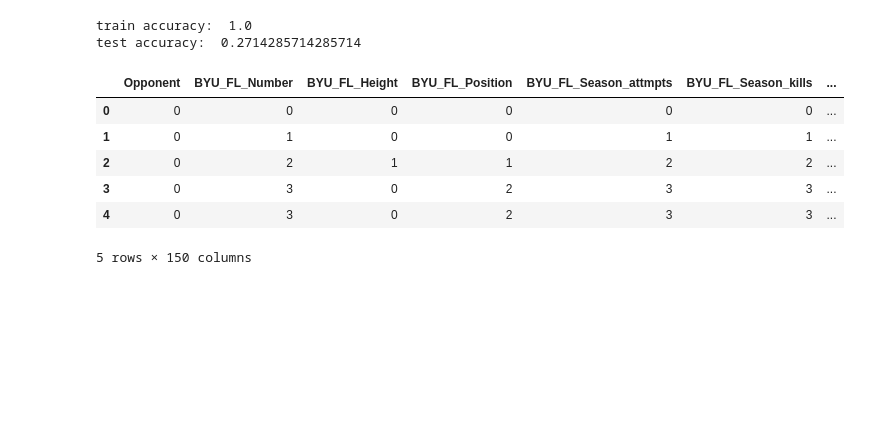
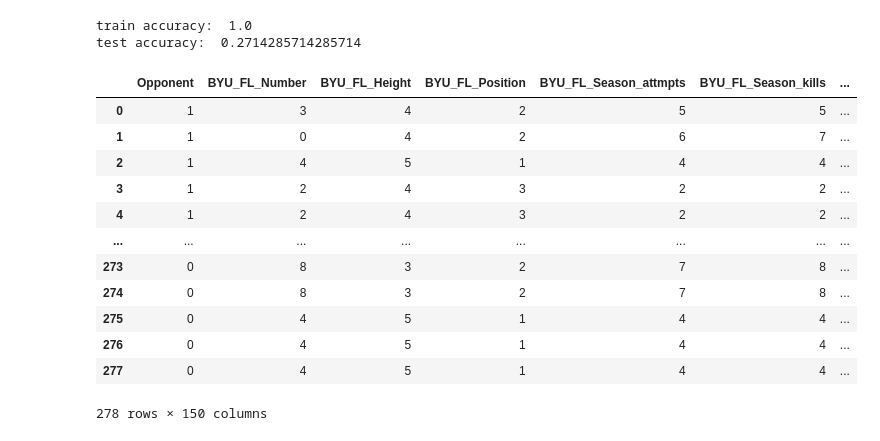
Before and after one commit to ethanw1/volleyballKNN, a Jupyter notebook: Volleyball_KNN.ipynb, the cells around one changed output. Saved outputs shown, nothing was run; the diff lists cells and outputs as text; code cells hidden in the pictures; blank space fills up the shorter version.

Commit message:
changed to label encoder

```diff
--- a/Volleyball_KNN.ipynb
+++ b/Volleyball_KNN.ipynb
@@ -149,6 +149,16 @@ def prep_dataset(df, columns_to_drop):
   df = df.drop(columns_to_drop, axis=1)
   for column in df.columns:
     df[column], _ = pd.factorize(df[column])
+  return df
+
+from sklearn.preprocessing import LabelEncoder
+def prep_dataset2(df, columns_to_drop):
+  df = df.drop(columns_to_drop, axis=1)
+  for column in df.columns:
+    encoder = LabelEncoder()
+    encoder.fit(df[column])
+    df[column] = encoder.transform(df[column])
+  df.head()
   return df
 
 def prep_dataset_my_columns(df):
@@ -158,16 +168,22 @@ def prep_dataset_my_columns(df):
     'OPP_BM_BS','OPP_BM_BA','OPP_BM_BT','OPP_BM_BE','OPP_BM_SA','OPP_BM_SE','OPP_BL_number','OPP_BL_ID',
     'OPP_BL_Position','OPP_BL_Height','OPP_BL_BS','OPP_BL_BA','OPP_BL_BT','OPP_BL_BE','OPP_BL_SA','OPP_BL_SE',
   ]
-  return prep_dataset(df, columns_to_drop)
+  return prep_dataset2(df, columns_to_drop)
 # %%
 df = pd.read_csv('data.csv')
-df.head()
-prep_dataset_my_columns(df).head()
+# df.head()
+prep_dataset_my_columns(df)
 # %% [output]
 |  | Opponent | BYU_FL_Number | BYU_FL_Height | BYU_FL_Position | BYU_FL_Season_attmpts | BYU_FL_Season_kills | ... |
-| 0 | 0 | 0 | 0 | 0 | 0 | 0 | ... |
-| 1 | 0 | 1 | 0 | 0 | 1 | 1 | ... |
-| 2 | 0 | 2 | 1 | 1 | 2 | 2 | ... |
-| 3 | 0 | 3 | 0 | 2 | 3 | 3 | ... |
-| 4 | 0 | 3 | 0 | 2 | 3 | 3 | ... |
+| 0 | 1 | 3 | 4 | 2 | 5 | 5 | ... |
+| 1 | 1 | 0 | 4 | 2 | 6 | 7 | ... |
+| 2 | 1 | 4 | 5 | 1 | 4 | 4 | ... |
+| 3 | 1 | 2 | 4 | 3 | 2 | 2 | ... |
+| 4 | 1 | 2 | 4 | 3 | 2 | 2 | ... |
+| ... | ... | ... | ... | ... | ... | ... | ... |
+| 273 | 0 | 8 | 3 | 2 | 7 | 8 | ... |
+| 274 | 0 | 8 | 3 | 2 | 7 | 8 | ... |
+| 275 | 0 | 4 | 5 | 1 | 4 | 4 | ... |
+| 276 | 0 | 4 | 5 | 1 | 4 | 4 | ... |
+| 277 | 0 | 4 | 5 | 1 | 4 | 4 | ... |
-5 rows × 150 columns
+278 rows × 150 columns
```
